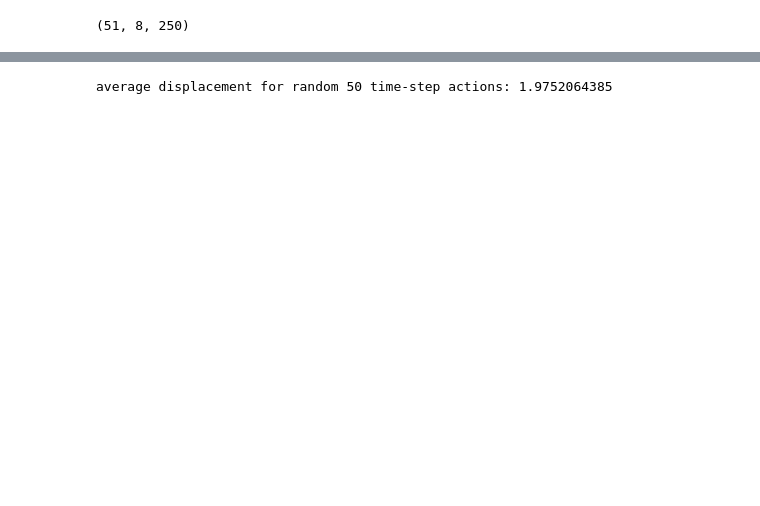
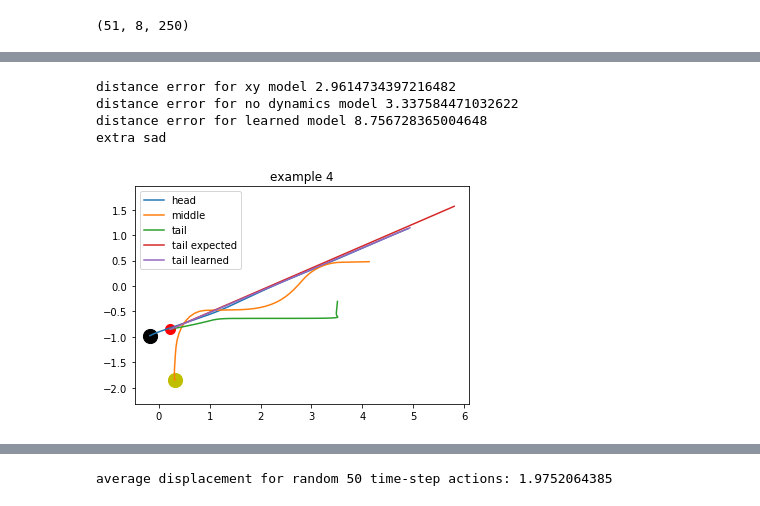
Before and after one commit to UM-ARM-Lab/unreliable-deform-manipulation, a Jupyter notebook: link_bot_notebooks/src/link_bot_notebooks/check_state_prediction_loss.ipynb, the cells around one changed output, grey strips where cells are left out. Drawn from its saved outputs; the diff is of its cells as text; code cells hidden in the pictures; blank space fills up the shorter version.

```diff
--- a/link_bot_notebooks/src/link_bot_notebooks/check_state_prediction_loss.ipynb
+++ b/link_bot_notebooks/src/link_bot_notebooks/check_state_prediction_loss.ipynb
@@ -45,0 +97,8 @@ distance error for no dynamics model 0.11335887485404512
+# %%
+compare_predictions(4)
+# %% [output]
+distance error for xy model 2.9614734397216482
+distance error for no dynamics model 3.337584471032622
+distance error for learned model 8.756728365004648
+extra sad
+[figure, added]
```
Also changed, not shown: parts of 11 cells of this notebook, 7 other files.
